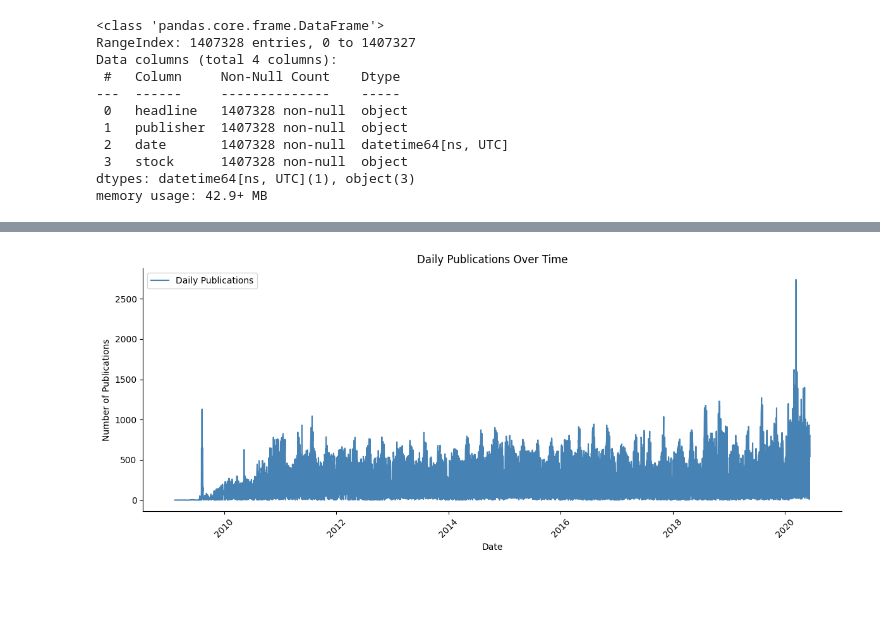
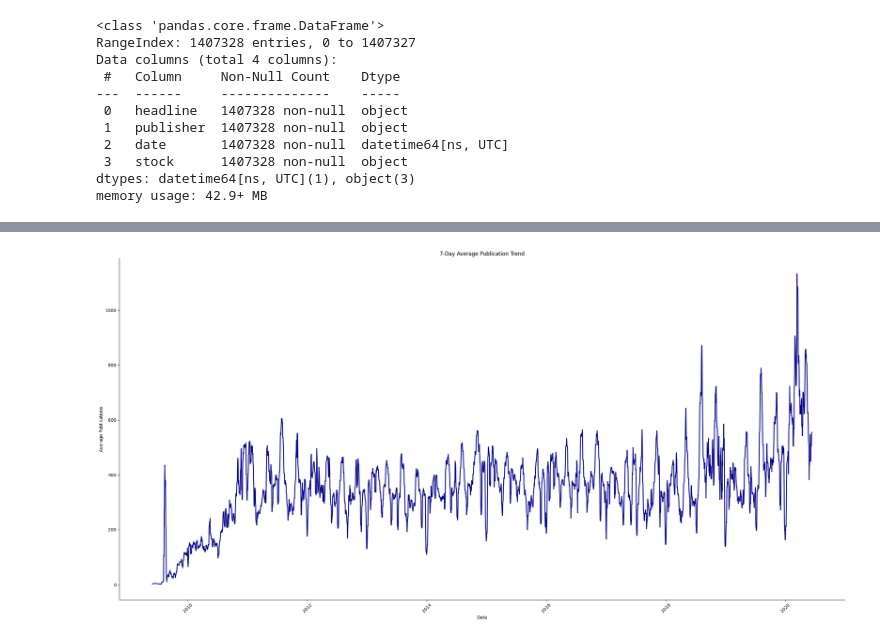
Before and after one commit to tibarekb/news-sentiment-analysis, a Jupyter notebook: notebooks/stock_analysis.ipynb, the cells around one changed output, grey strips where cells are left out. Cells and saved outputs as stored; diff of their text form; code cells hidden in the pictures; blank space fills up the shorter version.

Commit message:
feat(task 1): Data Visualization added

```diff
--- a/notebooks/stock_analysis.ipynb
+++ b/notebooks/stock_analysis.ipynb
@@ -91,3 +97,8 @@ Data columns (total 4 columns):
  3   stock      1407328 non-null  object
 dtypes: datetime64[ns, UTC](1), object(3)
 memory usage: 42.9+ MB
+# %%
+news_df['headline_len'] = news_df['headline'].str.len()
+
+print('── Headline Character Count Statistics ──')
+print(news_df['headline_len'].describe().round(1).to_string())
@@ -140,0 +196,14 @@ print(common_words)
+# %%
+# Day-of-week pattern
+news_df['day_of_week'] = news_df['date'].dt.day_name()
+dow_order = ['Monday','Tuesday','Wednesday','Thursday','Friday','Saturday','Sunday']
+dow_counts = news_df['day_of_week'].value_counts().reindex(dow_order)
+
+fig, ax = plt.subplots(figsize=(9, 4))
+dow_counts.plot(kind='bar', ax=ax, color='#a78bfa', edgecolor='white', linewidth=0.4)
+ax.set_title('Articles by Day of Week', fontsize=12, fontweight='bold')
+ax.set_xlabel('')
+ax.set_ylabel('Article Count')
+plt.xticks(rotation=30, ha='right')
+plt.tight_layout()
+plt.show()
@@ -141,34 +212,31 @@ print(common_words)
 # %%
 # Extract only the date
-news_df['publication_date'] = news_df['date'].mt.date
+news_df['publication_date'] = news_df['date'].dt.date
 
 # Count publications per day
 publication_counts = (
     news_df.groupby('publication_date')
     .size()
 )
 
-fig, ax = plt.subplots(figsize=(12, 5))
+rolling_avg = publication_counts.rolling(window=7).mean()
+
+fig, ax = plt.subplots(figsize=(24, 12))
 
 ax.plot(
-    publication_counts.index,
-    publication_counts.values,
-    color='steelblue',
-    linewidth=1.5,
-    linestyle='-',
-    marker=None,
-    label='Daily Publications'
+    rolling_avg.index,
+    rolling_avg.values,
+    color='darkblue',
+    linewidth=2
 )
 
-ax.set_title('Daily Publications Over Time')
+ax.set_title('7-Day Average Publication Trend')
 ax.set_xlabel('Date')
-ax.set_ylabel('Number of Publications')
-
-ax.legend()
+ax.set_ylabel('Average Publications')
 
 plt.xticks(rotation=45)
 
 plt.tight_layout()
 plt.show()
 # %% [output]
-[figure, old version]
+[figure, new version]
```
Also changed, not shown: parts of 6 cells of this notebook, 3 other files.
